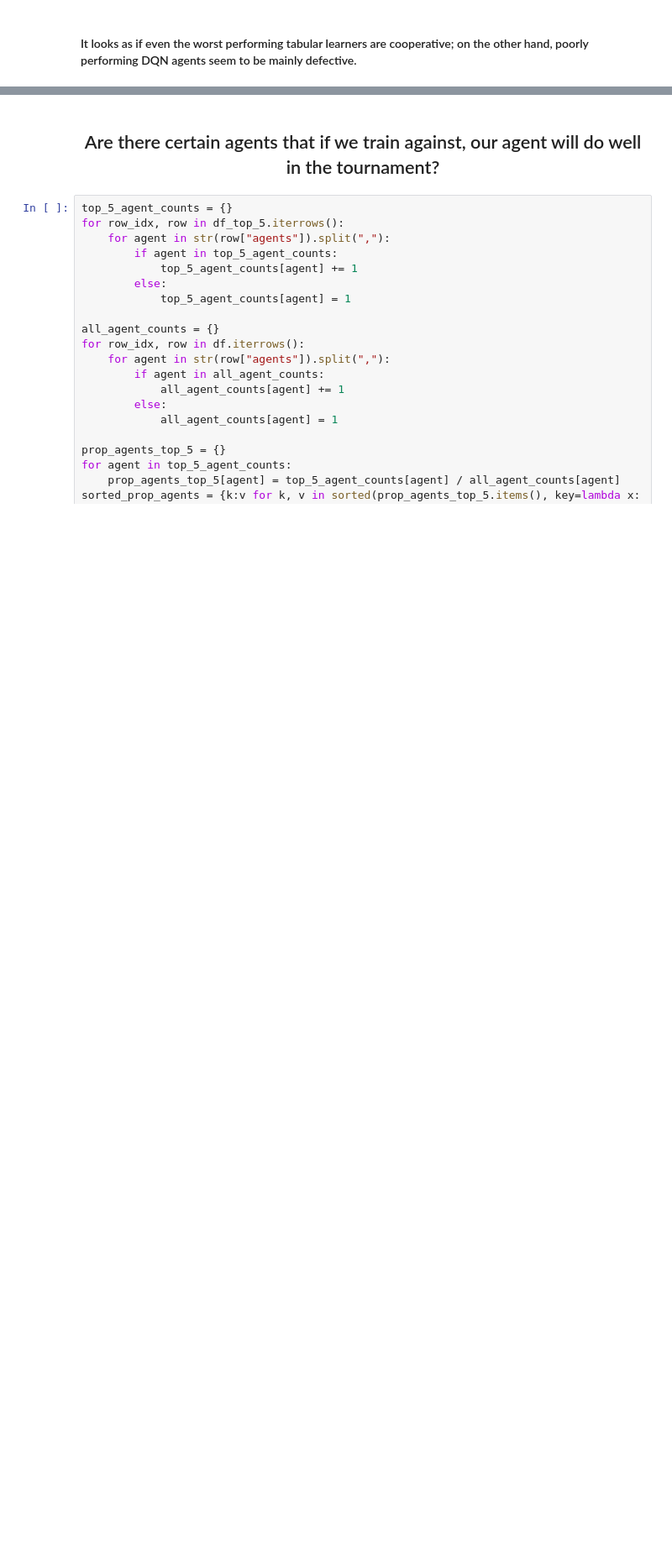
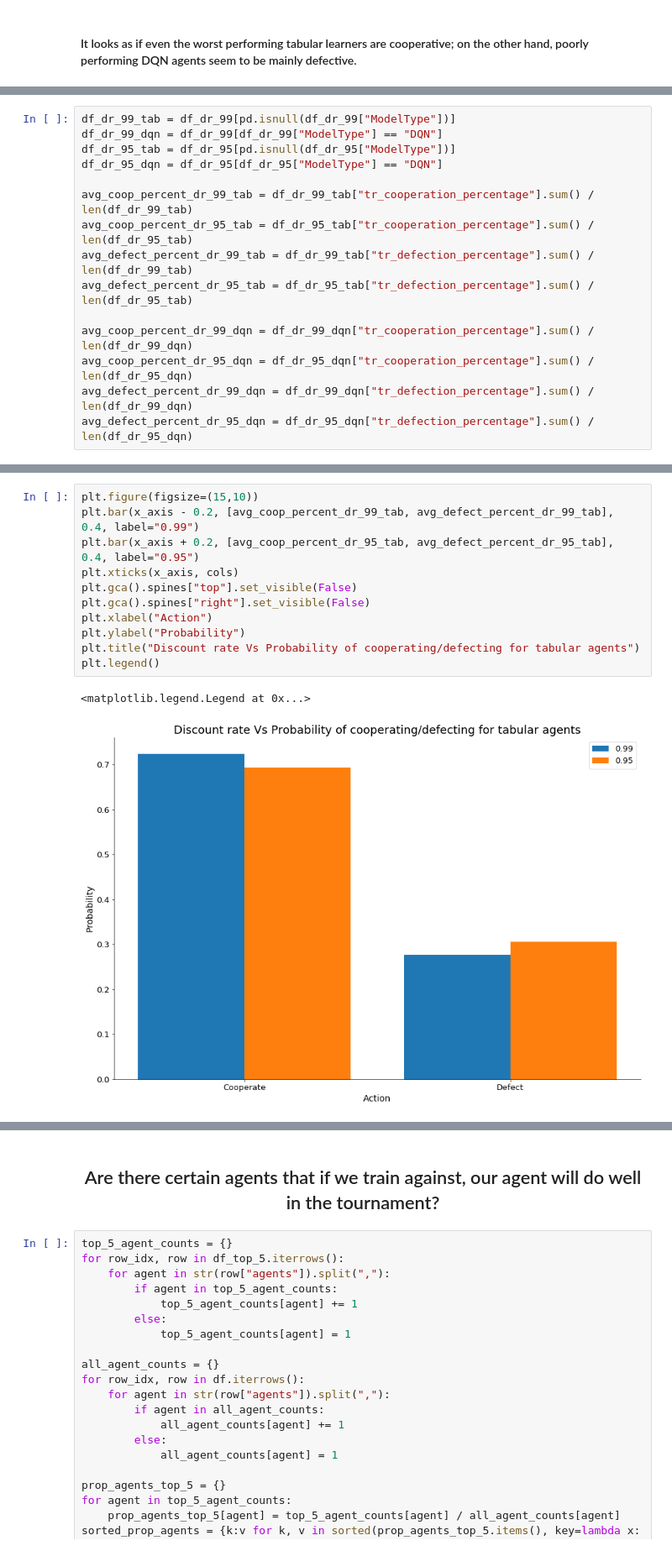
Before and after one commit to UCL-COMP0031-2022-Project-10/tournament, a Jupyter notebook: results/Data Analysis .ipynb, the cells around one changed output, grey strips where cells are left out. Shown at 84% size. Saved outputs shown, nothing was run; the diff lists cells and outputs as text; blank space fills up the shorter version.

```diff
--- a/results/Data Analysis .ipynb
+++ b/results/Data Analysis .ipynb
@@ -582,0 +622,15 @@ plot_barchart({"Action" : ["Cooperate", "Defect"], "Proportion" : [dqn_lt_30_avg
+# %%
+df_dr_99_tab = df_dr_99[pd.isnull(df_dr_99["ModelType"])]
+df_dr_99_dqn = df_dr_99[df_dr_99["ModelType"] == "DQN"]
+df_dr_95_tab = df_dr_95[pd.isnull(df_dr_95["ModelType"])]
+df_dr_95_dqn = df_dr_95[df_dr_95["ModelType"] == "DQN"]
+
+avg_coop_percent_dr_99_tab = df_dr_99_tab["tr_cooperation_percentage"].sum() / len(df_dr_99_tab)
+avg_coop_percent_dr_95_tab = df_dr_95_tab["tr_cooperation_percentage"].sum() / len(df_dr_95_tab)
+avg_defect_percent_dr_99_tab = df_dr_99_tab["tr_defection_percentage"].sum() / len(df_dr_99_tab)
+avg_defect_percent_dr_95_tab = df_dr_95_tab["tr_defection_percentage"].sum() / len(df_dr_95_tab)
+
+avg_coop_percent_dr_99_dqn = df_dr_99_dqn["tr_cooperation_percentage"].sum() / len(df_dr_99_dqn)
+avg_coop_percent_dr_95_dqn = df_dr_95_dqn["tr_cooperation_percentage"].sum() / len(df_dr_95_dqn)
+avg_defect_percent_dr_99_dqn = df_dr_99_dqn["tr_defection_percentage"].sum() / len(df_dr_99_dqn)
+avg_defect_percent_dr_95_dqn = df_dr_95_dqn["tr_defection_percentage"].sum() / len(df_dr_95_dqn)
@@ -582,0 +643,14 @@ plot_barchart({"Action" : ["Cooperate", "Defect"], "Proportion" : [dqn_lt_30_avg
+# %%
+plt.figure(figsize=(15,10))
+plt.bar(x_axis - 0.2, [avg_coop_percent_dr_99_tab, avg_defect_percent_dr_99_tab], 0.4, label="0.99")
+plt.bar(x_axis + 0.2, [avg_coop_percent_dr_95_tab, avg_defect_percent_dr_95_tab], 0.4, label="0.95")
+plt.xticks(x_axis, cols)
+plt.gca().spines["top"].set_visible(False)
+plt.gca().spines["right"].set_visible(False)
+plt.xlabel("Action")
+plt.ylabel("Probability")
+plt.title("Discount rate Vs Probability of cooperating/defecting for tabular agents")
+plt.legend()
+# %% [output]
+<matplotlib.legend.Legend at 0x...>
+[figure, added]
```
Also changed, not shown: parts of 49 cells of this notebook, 4 other files.
